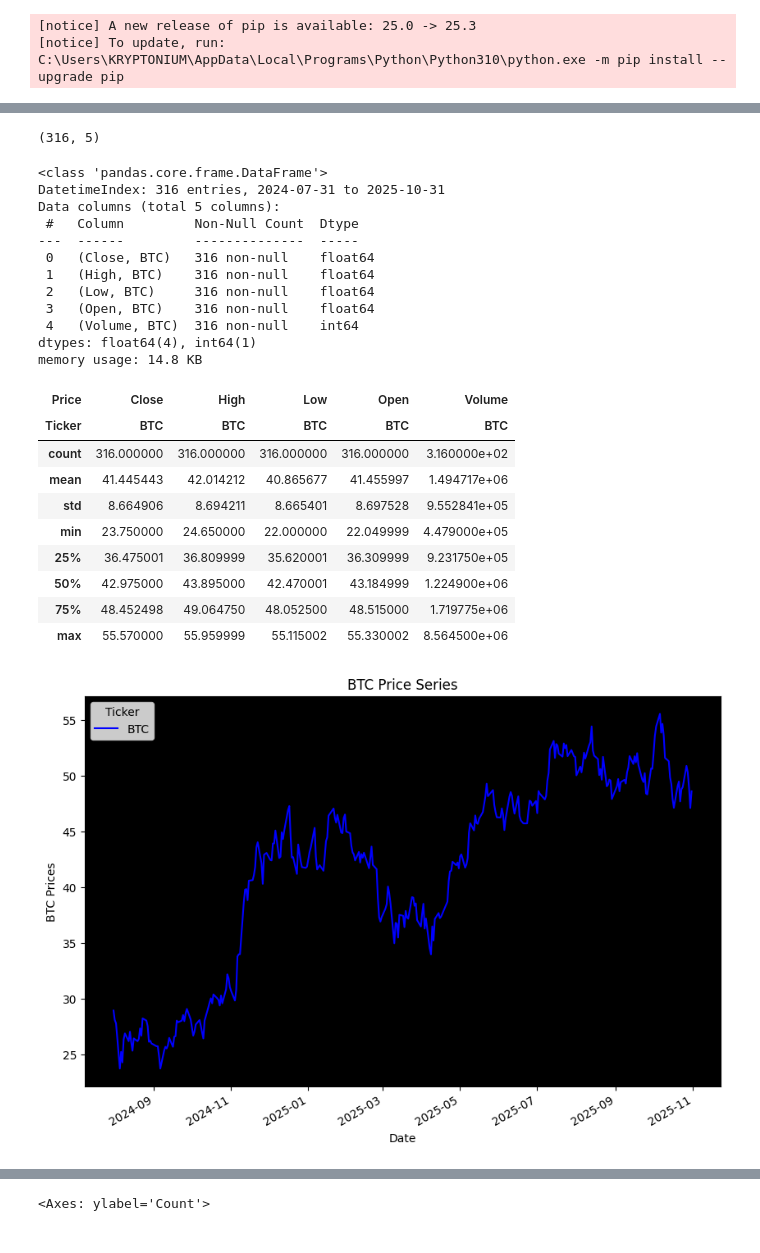
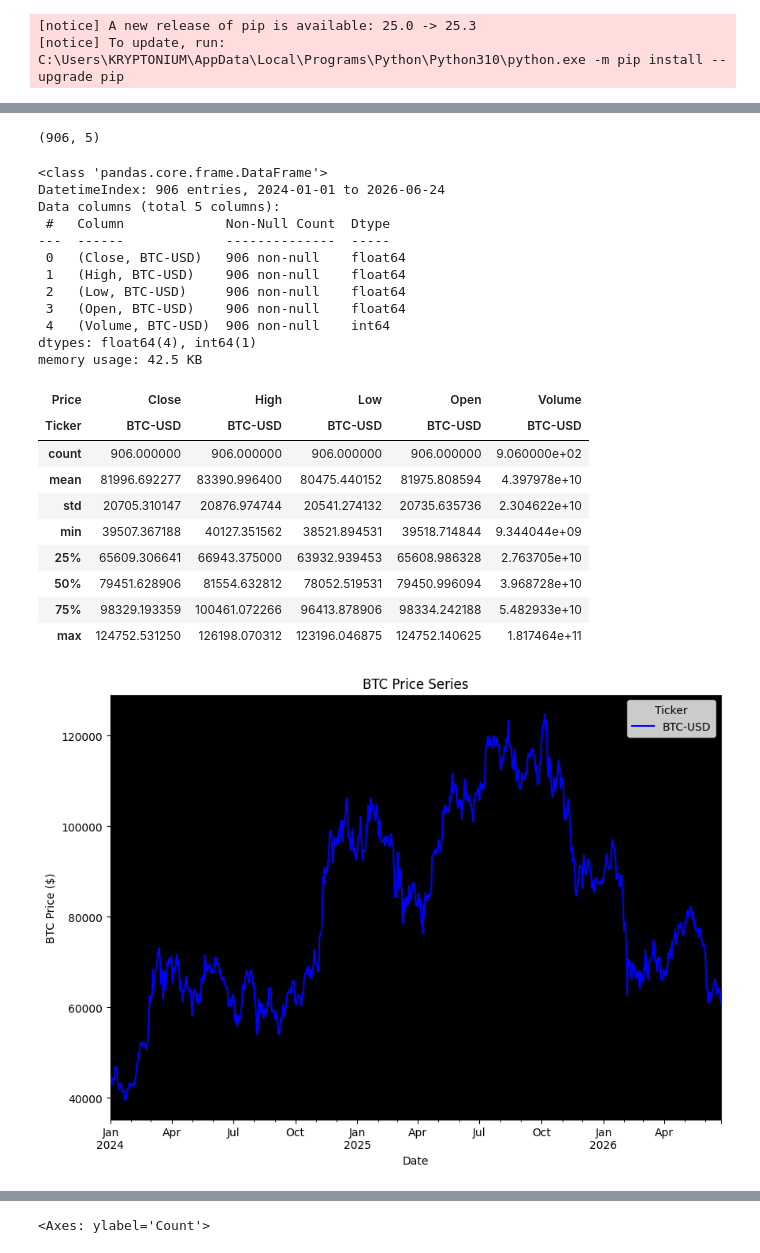
Before and after one commit to TheKryptonium/Bitcoin-price-prediction, a Jupyter notebook: Bitcoin_price_predictor.ipynb, the cells around one changed output, grey strips where cells are left out. Saved outputs shown, nothing was run; the diff lists cells and outputs as text; code cells hidden in the pictures.

Commit message:
Data reorganisation

```diff
--- a/Bitcoin_price_predictor.ipynb
+++ b/Bitcoin_price_predictor.ipynb
@@ -34,8 +34,8 @@ Note: you may need to restart the kernel to use updated packages.
 # %%
 import yfinance as yf
 # %%
-data = yf.download("BTC", "2024-01-01", "2025-11-01", auto_adjust=True)
-data.head()
+data = yf.download("BTC-USD", "2024-01-01", "2026-06-25", auto_adjust=True)
+data.tail()
 # %% [output]
 [*********************100%***********************]  1 of 1 completed
 | Price | Close | High | Low | Open | Volume |
@@ -49,42 +49,42 @@ data.head()
 # %%
 data.shape
 # %% [output]
-(316, 5)
+(906, 5)
 # %%
 data.info()
 # %% [output]
 <class 'pandas.core.frame.DataFrame'>
-DatetimeIndex: 316 entries, 2024-07-31 to 2025-10-31
+DatetimeIndex: 906 entries, 2024-01-01 to 2026-06-24
 Data columns (total 5 columns):
- #   Column         Non-Null Count  Dtype
----  ------         --------------  -----
- 0   (Close, BTC)   316 non-null    float64
- 1   (High, BTC)    316 non-null    float64
- 2   (Low, BTC)     316 non-null    float64
- 3   (Open, BTC)    316 non-null    float64
- 4   (Volume, BTC)  316 non-null    int64
+ #   Column             Non-Null Count  Dtype
+---  ------             --------------  -----
+ 0   (Close, BTC-USD)   906 non-null    float64
+ 1   (High, BTC-USD)    906 non-null    float64
+ 2   (Low, BTC-USD)     906 non-null    float64
+ 3   (Open, BTC-USD)    906 non-null    float64
+ 4   (Volume, BTC-USD)  906 non-null    int64
 dtypes: float64(4), int64(1)
-memory usage: 14.8 KB
+memory usage: 42.5 KB
 # %%
 data.describe()
 # %% [output]
 | Price | Close | High | Low | Open | Volume |
-| Ticker | BTC | BTC | BTC | BTC | BTC |
-| count | 316.000000 | 316.000000 | 316.000000 | 316.000000 | 3.160000e+02 |
-| mean | 41.445443 | 42.014212 | 40.865677 | 41.455997 | 1.494717e+06 |
-| std | 8.664906 | 8.694211 | 8.665401 | 8.697528 | 9.552841e+05 |
-| min | 23.750000 | 24.650000 | 22.000000 | 22.049999 | 4.479000e+05 |
-| 25% | 36.475001 | 36.809999 | 35.620001 | 36.309999 | 9.231750e+05 |
-| 50% | 42.975000 | 43.895000 | 42.470001 | 43.184999 | 1.224900e+06 |
-| 75% | 48.452498 | 49.064750 | 48.052500 | 48.515000 | 1.719775e+06 |
-| max | 55.570000 | 55.959999 | 55.115002 | 55.330002 | 8.564500e+06 |
+| Ticker | BTC-USD | BTC-USD | BTC-USD | BTC-USD | BTC-USD |
+| count | 906.000000 | 906.000000 | 906.000000 | 906.000000 | 9.060000e+02 |
+| mean | 81996.692277 | 83390.996400 | 80475.440152 | 81975.808594 | 4.397978e+10 |
+| std | 20705.310147 | 20876.974744 | 20541.274132 | 20735.635736 | 2.304622e+10 |
+| min | 39507.367188 | 40127.351562 | 38521.894531 | 39518.714844 | 9.344044e+09 |
+| 25% | 65609.306641 | 66943.375000 | 63932.939453 | 65608.986328 | 2.763705e+10 |
+| 50% | 79451.628906 | 81554.632812 | 78052.519531 | 79450.996094 | 3.968728e+10 |
+| 75% | 98329.193359 | 100461.072266 | 96413.878906 | 98334.242188 | 5.482933e+10 |
+| max | 124752.531250 | 126198.070312 | 123196.046875 | 124752.140625 | 1.817464e+11 |
 # %%
 data.Close.plot(figsize=(10,7), color='b').set_facecolor('black')
-plt.ylabel('BTC Prices')
+plt.ylabel('BTC Price ($)')
 plt.title('BTC Price Series')
 plt.show()
 # %% [output]
-[figure, old version]
+[figure, new version]
 # %%
 sns.histplot(data["Close"])
 # %% [output]
```
Also changed, not shown: parts of 10 cells of this notebook.
